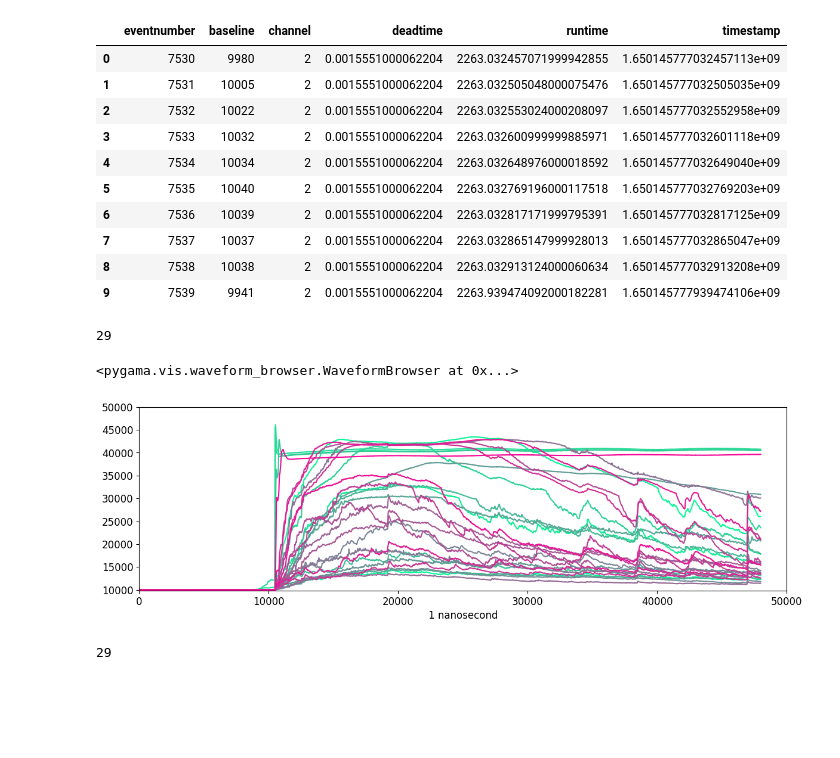
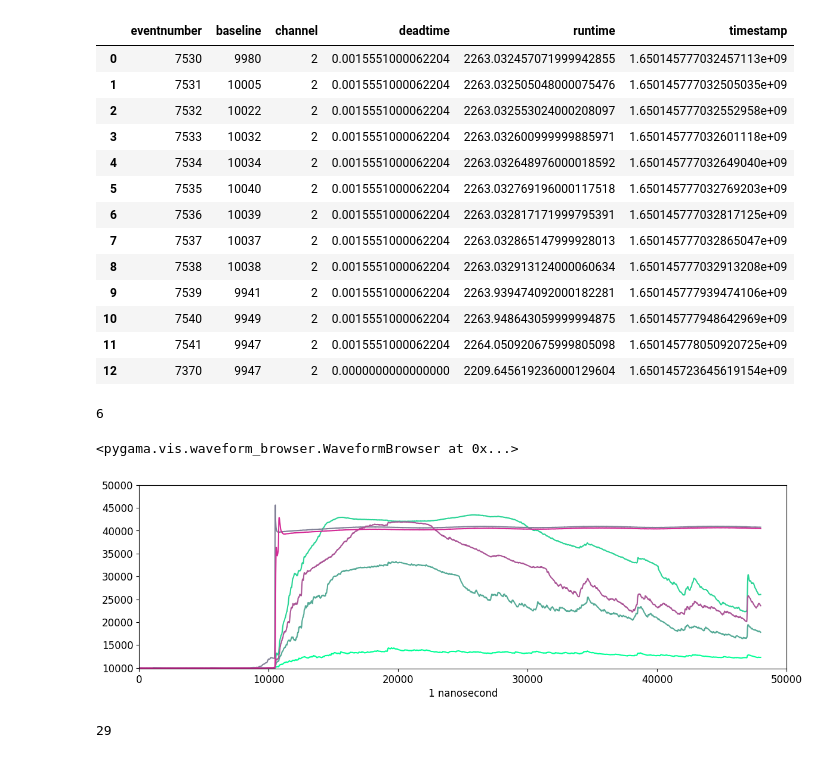
Before and after one commit to hofsi/leg-py, a Jupyter notebook: Run_find_event.ipynb, the cells around one changed output. Saved outputs shown, nothing was run; the diff lists cells and outputs as text; code cells hidden in the pictures; blank space fills up the shorter version.

```diff
--- a/Run_find_event.ipynb
+++ b/Run_find_event.ipynb
@@ -7,7 +7,7 @@ file = "/mnt/atlas01/projects/legend/data/com/raw/2022-04-13-sipm-test/run006/20
 #show(file,"ch000/")
 # %%
 #fe.event_length(file,"ch001/raw/waveform/values")
-fe.print_event_data(file,[7530, 7531, 7532, 7533, 7534, 7535, 7536, 7537, 7538, 7539 ])
+fe.print_event_data(file,[7530, 7531, 7532, 7533, 7534, 7535, 7536, 7537, 7538, 7539,7540,7541,7370 ])
 # %% [output]
 |  | eventnumber | baseline | channel | deadtime | runtime | timestamp |
 | 0 | 7530 | 9980 | 2 | 0.0015551000062204 | 2263.032457071999942855 | 1.650145777032457113e+09 |
@@ -20,4 +20,7 @@ fe.print_event_data(file,[7530, 7531, 7532, 7533, 7534, 7535, 7536, 7537, 7538,
 | 7 | 7537 | 10037 | 2 | 0.0015551000062204 | 2263.032865147999928013 | 1.650145777032865047e+09 |
 | 8 | 7538 | 10038 | 2 | 0.0015551000062204 | 2263.032913124000060634 | 1.650145777032913208e+09 |
 | 9 | 7539 | 9941 | 2 | 0.0015551000062204 | 2263.939474092000182281 | 1.650145777939474106e+09 |
+| 10 | 7540 | 9949 | 2 | 0.0015551000062204 | 2263.948643059999994875 | 1.650145777948642969e+09 |
+| 11 | 7541 | 9947 | 2 | 0.0015551000062204 | 2264.050920675999805098 | 1.650145778050920725e+09 |
+| 12 | 7370 | 9947 | 2 | 0.0000000000000000 | 2209.645619236000129604 | 1.650145723645619154e+09 |
 # %%
@@ -31,9 +35,9 @@ results0, entrys0 = zip(*sorted(zip(results[0],entrys[0])))
 # %%
-simultaneous_waveviewer.simul_viewer(lh5_file_in = file,data_dir = "/raw",include_channel = ["OB-01","OB-02","OB-03","OB-05","OB-06","OB-07","OB-08","OB-09","OB-12","OB-13","OB-14","OB-16","OB-17","OB-21","OB-22","OB-23","OB-24","OB-25","OB-26","OB-28","OB-29","OB-30","OB-31","OB-35","OB-36","OB-37","OB-38","OB-39","OB-40"],entry = [7530],y_lim =[9850,50000], x_lim =[0,50000],stacked_view = True)
+simultaneous_waveviewer.simul_viewer(lh5_file_in = file,data_dir = "/raw",include_channel = ["OB-01","OB-02","OB-03","OB-06","OB-07","OB-08"],entry = [7530],y_lim =[9850,50000], x_lim =[0,50000],stacked_view = True)
 # %% [output]
-29
+6
 <pygama.vis.waveform_browser.WaveformBrowser at 0x...>
-[figure, old version]
+[figure, new version]
 # %%
 simultaneous_waveviewer.simul_viewer(lh5_file_in = file,data_dir = "/raw",include_channel = ["OB-01","OB-02","OB-03","OB-05","OB-06","OB-07","OB-08","OB-09","OB-12","OB-13","OB-14","OB-16","OB-17","OB-21","OB-22","OB-23","OB-24","OB-25","OB-26","OB-28","OB-29","OB-30","OB-31","OB-35","OB-36","OB-37","OB-38","OB-39","OB-40"],entry = [7538],y_lim =[9850,50000], x_lim =[0,50000],stacked_view = True)
 # %% [output]
```
Also changed, not shown: parts of 4 cells of this notebook, 5 other files.
